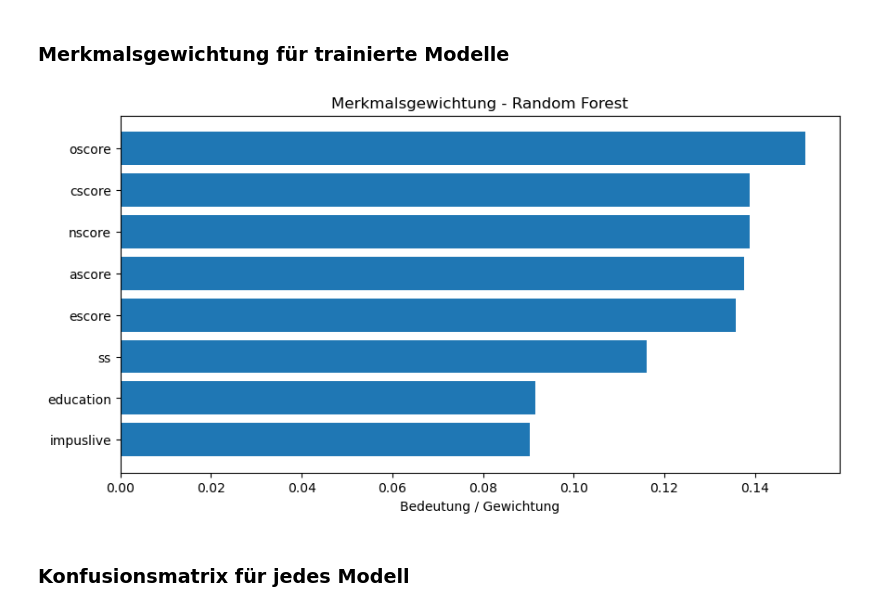
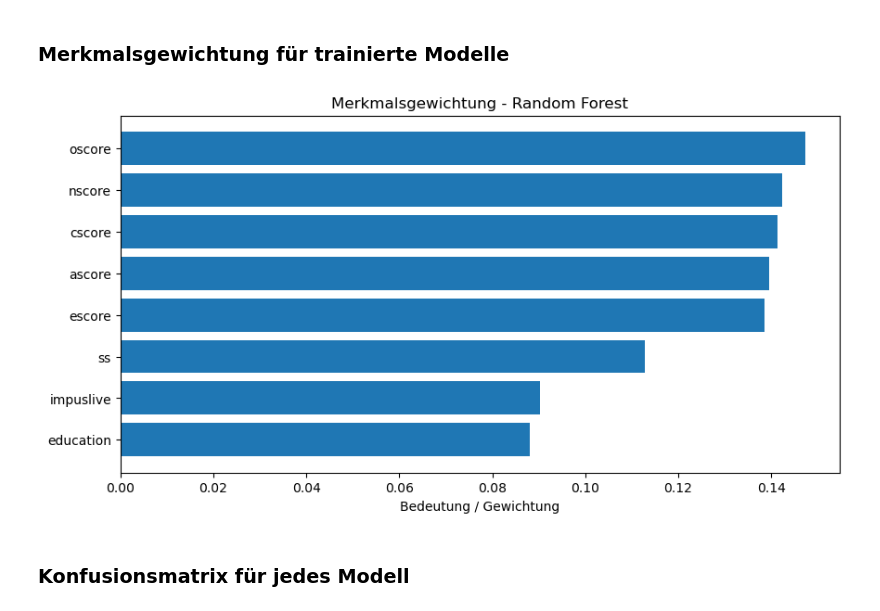
Before and after one commit to Salih-Kelmendi/LuisSalihML, a Jupyter notebook: Drug-Consumption2.ipynb, the cells around one changed output. Saved outputs shown, nothing was run; the diff lists cells and outputs as text; code cells hidden in the pictures.

```diff
--- a/Drug-Consumption2.ipynb
+++ b/Drug-Consumption2.ipynb
@@ -163,14 +164,23 @@ Testdaten (Features) :  (377, 8)
 ## Erstellen und Trainieren verschiedener Modelle
 ### Random Forest Modell
 # %%
-rf_model = RandomForestClassifier(random_state=42)
+class_weights = compute_class_weight('balanced', classes=np.unique(y_train), y=y_train)
+class_weight_dict = dict(zip(np.unique(y_train), class_weights))
+
+rf_model = RandomForestClassifier(random_state=42, class_weight=class_weight_dict)
 rf_model.fit(X_train, y_train)
+
 y_pred_rf = rf_model.predict(X_test)
 # %% [markdown]
 ### Logistische Regression Modell
 # %%
-logreg_model = LogisticRegression(max_iter=50, random_state=42)
+class_weights = compute_class_weight('balanced', classes=np.unique(y_train), y=y_train)
+class_weight_dict = dict(zip(np.unique(y_train), class_weights))
+
+logreg_model = LogisticRegression(max_iter=50, class_weight=class_weight_dict, random_state=42)
+
 logreg_model.fit(X_train, y_train)
+
 y_pred_logreg = logreg_model.predict(X_test)
 # %% [markdown]
 ### SVM Modell
@@ -182,3 +187,12 @@ y_pred_svm = svm_model.predict(X_test)
+# %%
+class_weights = compute_class_weight('balanced', classes=np.unique(y_train), y=y_train)
+class_weight_dict = dict(zip(np.unique(y_train), class_weights))
+
+svm_model = SVC(kernel='linear', class_weight=class_weight_dict, random_state=42)
+
+svm_model.fit(X_train, y_train)
+
+y_pred_svm = svm_model.predict(X_test)
 # %% [markdown]
 ### Ergebnisse für alle Modelle
 # %%
@@ -246,31 +260,31 @@ weighted avg       0.24      0.38      0.26       377
 # %%
 num_features = X_train.shape[1]
 feature_names = X_train.columns.tolist() if hasattr(X_train, "columns") else [f"Merkmal {i}" for i in range(num_features)]
 
 def zeige_feature_importance(modellname, gewichtungen):
     gewichtungen = np.array(gewichtungen)
 
     if len(gewichtungen) != len(feature_names):
         return
 
     sortierte_indices = np.argsort(gewichtungen)
     plt.figure(figsize=(10, 5))
     plt.title(f"Merkmalsgewichtung - {modellname}")
     plt.barh(range(len(gewichtungen)), gewichtungen[sortierte_indices], align="center")
     plt.yticks(range(len(gewichtungen)), np.array(feature_names)[sortierte_indices])
     plt.xlabel("Bedeutung / Gewichtung")
     plt.show()
 
 if hasattr(logreg_model, "coef_") and logreg_model.coef_.size > 0:
     zeige_feature_importance("Logistische Regression", np.ravel(logreg_model.coef_))
 
-if hasattr(svm_model, "coef_") and svm_model.coef_.size > 0:
+if hasattr(svm_model, "coef_"):
     zeige_feature_importance("SVM (Linear)", np.ravel(svm_model.coef_))
 
-if hasattr(rf_model, "feature_importances_") and rf_model.feature_importances_.size > 0:
+if hasattr(rf_model, "feature_importances_"):
     zeige_feature_importance("Random Forest", rf_model.feature_importances_)
 # %% [output]
-[figure, old version]
+[figure, new version]
 # %% [markdown]
 ### Konfusionsmatrix für jedes Modell
 # %%
```
Also changed, not shown: parts of 5 cells of this notebook.
